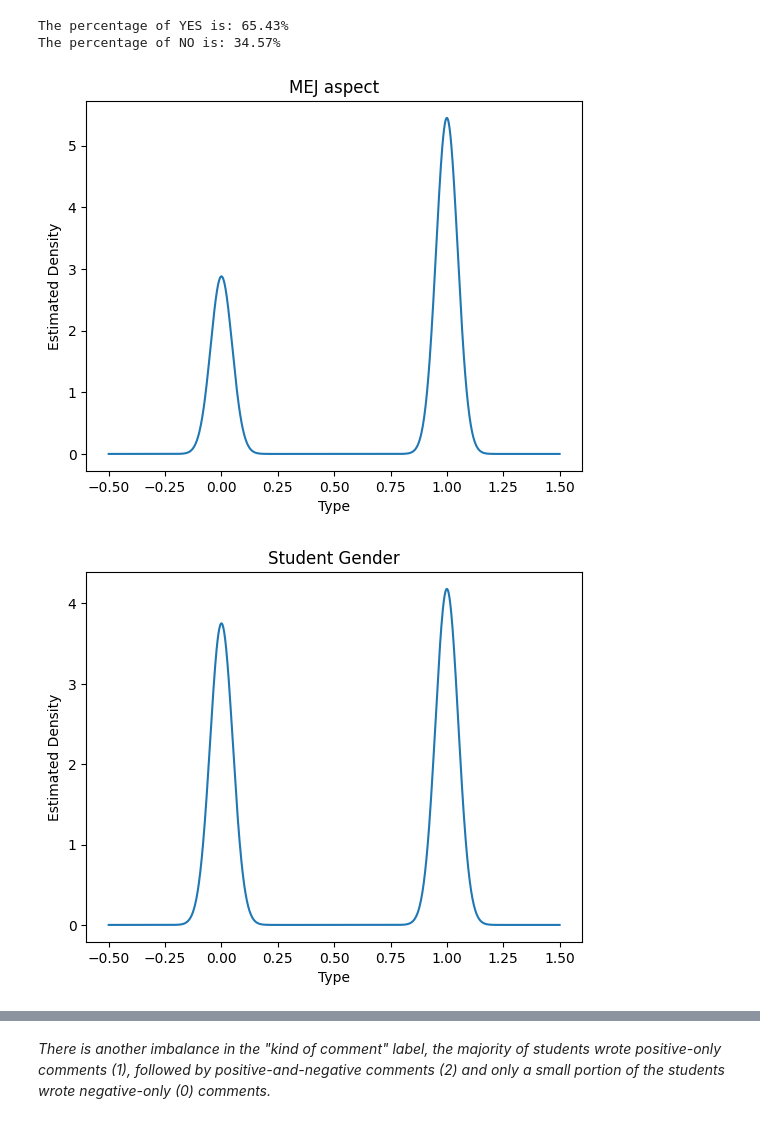
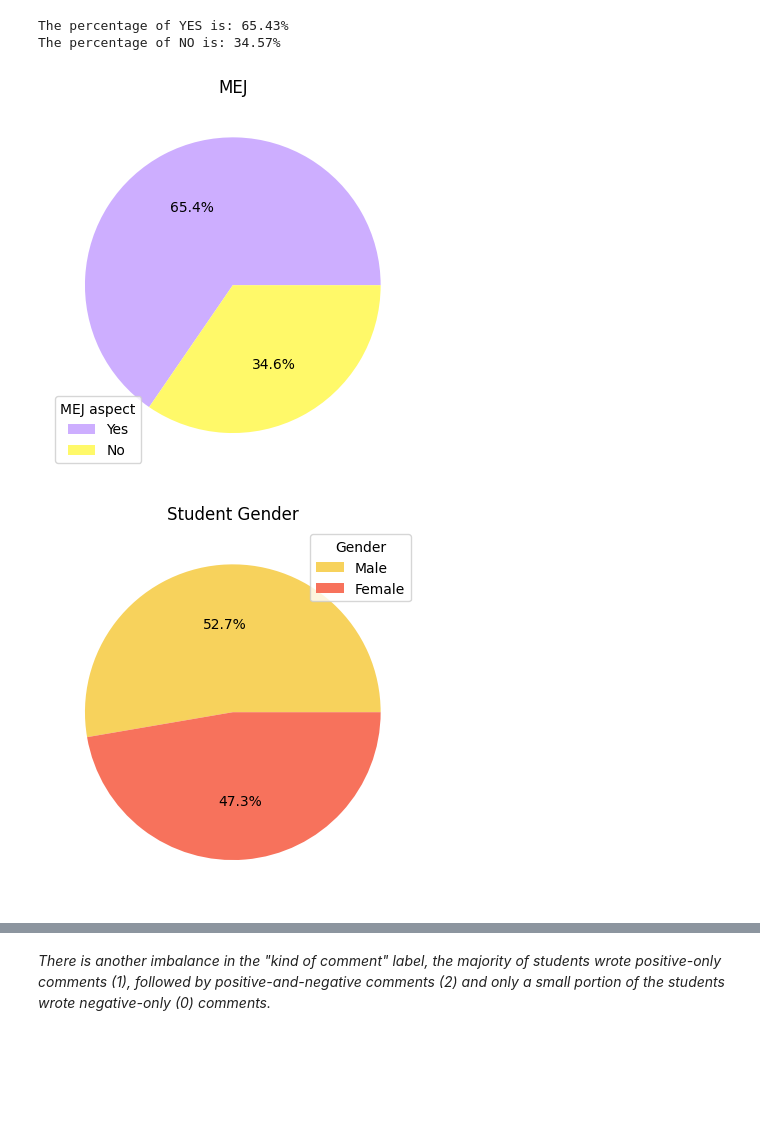
Before and after one commit to Ein-Bebop/ThesisProject, a Jupyter notebook: 2_Initial_Data_Exploration.ipynb, the cells around one changed output, grey strips where cells are left out. Cells and saved outputs as stored; diff of their text form; code cells hidden in the pictures; blank space fills up the shorter version.

```diff
--- a/2_Initial_Data_Exploration.ipynb
+++ b/2_Initial_Data_Exploration.ipynb
@@ -184,23 +145,19 @@ print(f'The percentage of NO is: {round(no/total*100,2)}%')
 The percentage of YES is: 65.43%
 The percentage of NO is: 34.57%
 # %%
-df_ecoas['MEJ'].plot(kind='kde')
-# plt.legend(title='Type of comment')
-plt.title("MEJ aspect")
-plt.xlabel("Type")
-plt.ylabel("Estimated Density")
-plt.savefig('./figures/MEJ_kde.png', dpi=300)
-plt.show()
+df_ecoas['MEJ'].value_counts().plot(kind='pie', labels=['',''], autopct='%1.1f%%', colors=['#CDAEFF', '#FFF969'])
+plt.legend(['Yes', 'No'],title='MEJ aspect')
+plt.ylabel('')
+plt.title("MEJ")
+plt.savefig('./figures/MEJ_pie.png', dpi=300)
 # %% [output]
-[figure, old version]
+[figure, new version]
 # %%
-df_ecoas['GÉNERO ALUMNO'].plot(kind='kde')
-# plt.legend(title='Type of comment')
+df_ecoas['GÉNERO ALUMNO'].value_counts().plot(kind='pie', labels=['',''], autopct='%1.1f%%', colors=['#F7D25C', '#F7725C'])
+plt.legend(['Male', 'Female'],title='Gender')
+plt.ylabel('')
 plt.title("Student Gender")
-plt.xlabel("Type")
-plt.ylabel("Estimated Density")
-plt.savefig('./figures/student_gender_kde.png', dpi=300)
-plt.show()
+plt.savefig('./figures/student_gender_pie.png', dpi=300)
 # %% [output]
-[figure, old version]
+[figure, new version]
 # %%
```
Also changed, not shown: parts of 14 cells of this notebook, 18 other files.
